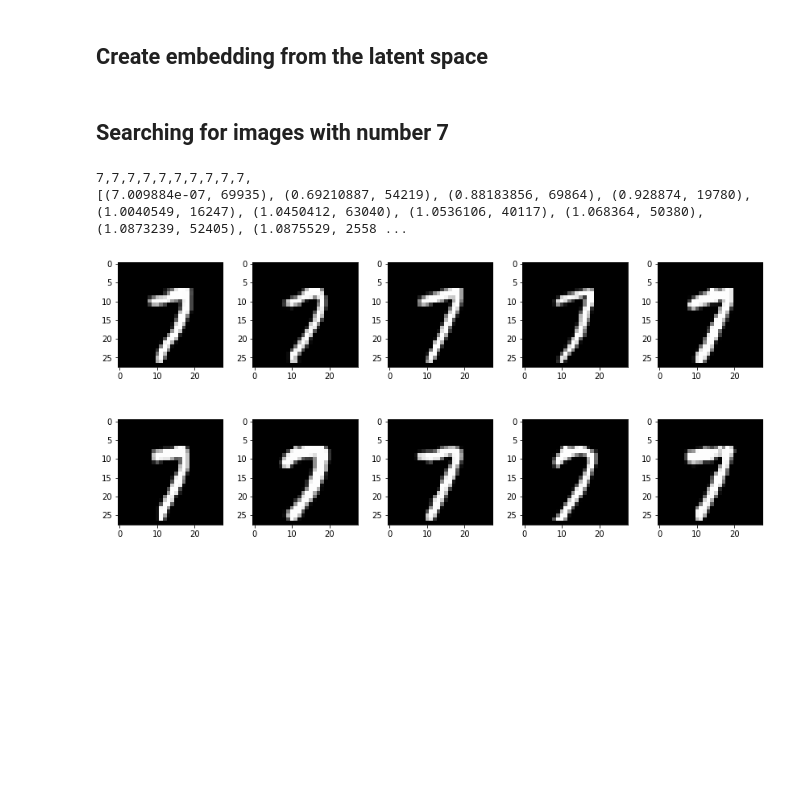
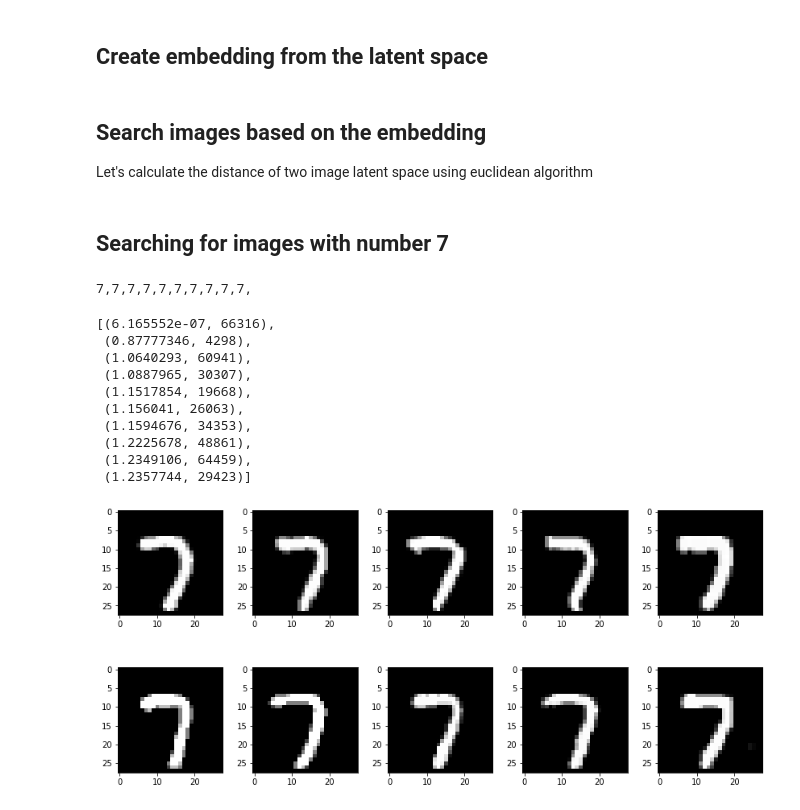
Before and after one commit to apssouza22/cnn-for-devs, a Jupyter notebook: g-image-similarity.ipynb, the cells around one changed output. Cells and saved outputs as stored; diff of their text form; code cells hidden in the pictures; blank space fills up the shorter version.

Commit message:
Improve image similarity

```diff
--- a/g-image-similarity.ipynb
+++ b/g-image-similarity.ipynb
@@ -87,8 +102,3 @@ autoencoder = autoencoder.to(device)
-# %%
-latent_dims = 10
-batch_size = 128
-capacity = 64
-conv_dim = capacity * 2 * 7 * 7
 # %% [markdown]
 Load Pre-Trained Autoencoder
 -----------------------------
@@ -168,12 +178,15 @@ def create_embedding(encoder, full_loader, embedding_dim, device):
 
     return  {"labels": labels, "features": embedding}
 
-EMBEDDING_SHAPE = (conv_dim, latent_dims)
+EMBEDDING_SHAPE = (conv_dim, num_classes)
 index = create_embedding(autoencoder.encoder, full_dataloader, EMBEDDING_SHAPE, device)
 # np.save("data_embedding.npy", index)
+# %% [markdown]
+## Search images based on the embedding
+
+Let's calculate the distance of two image latent space using euclidean algorithm
 # %%
 from PIL import Image
-from sklearn.neighbors import NearestNeighbors
 
 # compute and return the euclidean distance between two vectors
 def euclidean(a, b):
@@ -195,7 +208,7 @@ def perform_search(queryFeatures, index, maxResults=64):
 	# return the list of results
 	return results
 
-def compute_similar_images(img1, num_images, embedding, device):
+def get_similar_images(img1, num_images, embedding, device):
     with torch.no_grad():
       img1 = img1.to(device)
       image_embedding = autoencoder.encoder(img1).cpu().detach().numpy()
@@ -218,29 +231,40 @@ def to_img(x):
     return x
 # %% [markdown]
 ## Searching for images with number 7
+# %%
+import matplotlib.pyplot as plt
+img = digits[7][0]
+indices_list = get_similar_images(img, 10, index["features"], device)
+
+labels =""
+for i,val in enumerate(indices_list):
+  labels += str(index["labels"][val[1]]) + ","
+
+print(labels)
+indices_list
+# %% [output]
+7,7,7,7,7,7,7,7,7,7,
+[(6.165552e-07, 66316),
+ (0.87777346, 4298),
+ (1.0640293, 60941),
+ (1.0887965, 30307),
+ (1.1517854, 19668),
+ (1.156041, 26063),
+ (1.1594676, 34353),
+ (1.2225678, 48861),
+ (1.2349106, 64459),
+ (1.2357744, 29423)]
 # %%
-import matplotlib.pyplot as plt
-img = digits[7][0]
-indices_list = compute_similar_images(img, 10, index["features"], device)
-
-labels =""
-for i,val in enumerate(indices_list):
-  labels += str(index["labels"][val[1]]) + ","
-
-print(labels)
-print(indices_list)
-
 fig, axs = plt.subplots(2,5, figsize=(15, 6))
 fig.subplots_adjust(hspace = .5, wspace=.001)
 axs = axs.ravel()
+
 for i,val in enumerate(indices_list):
   img, lbl = full_dataloader.dataset[val[1]]
   inter_image = to_img(img)
   image = inter_image.numpy()
   axs[i].imshow(img.squeeze(), cmap='gray')
 
 plt.show()
 # %% [output]
-7,7,7,7,7,7,7,7,7,7,
-[(7.009884e-07, 69935), (0.69210887, 54219), (0.88183856, 69864), (0.928874, 19780), (1.0040549, 16247), (1.0450412, 63040), (1.0536106, 40117), (1.068364, 50380), (1.0873239, 52405), (1.0875529, 2558 ...
-[figure, old version]
+[figure, new version]
```
Also changed, not shown: parts of 6 cells of this notebook, 1 other file.
